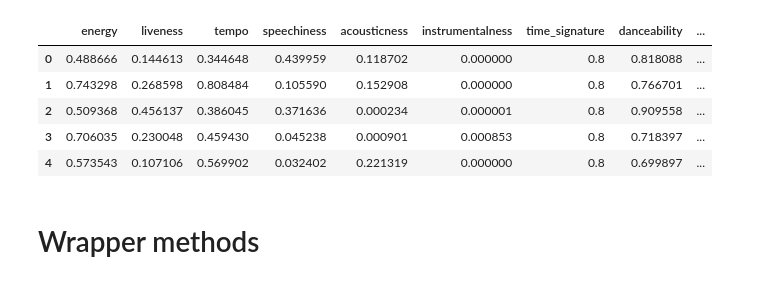
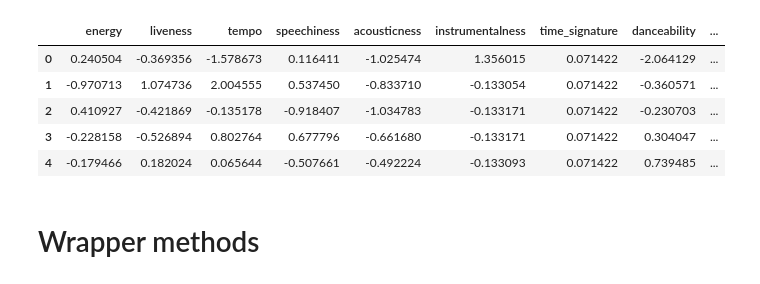
Before and after one commit to pawKer/Predicting-music-popularity, a Jupyter notebook: 3yp-feature-selection.ipynb, the cells around one changed output. Cells and saved outputs as stored; diff of their text form; code cells hidden in the pictures.

```diff
--- a/3yp-feature-selection.ipynb
+++ b/3yp-feature-selection.ipynb
@@ -20,7 +20,7 @@ import seaborn as sns
 import config
 # %%
 # Read the data from the file
-data = pd.read_csv('google_cleaned_data.csv')
+data = pd.read_csv('Data/data_500_entries_youtube.csv')
 print("Number of entries in original data: " + str(len(data.index)))
 data.head()
 # %% [output]
@@ -51,11 +51,11 @@ from project_modules import *
 # columns that we will not need
 # This is currently a duplicate of the functionality above - could maybe only do this in one place
 
-final_data = label_data(data, 80)
+final_data = label_data(data, 89)
 
 # Drop unnecessary columns from original data
-if 'song_id' in data.columns:
-    final_data.drop(['song_id', 'song_title', 'artist', 'popularity', 'total_no_streams'], 1, inplace=True)
+if 'total_no_streams' in data.columns:
+    final_data.drop(['song_id', 'song_title', 'artist', 'popularity', 'total_no_streams', 'youtube_view_count', 'youtube_video_title'], 1, inplace=True)
 else:
-    final_data.drop(['song_title', 'artist', 'popularity'], 1, inplace=True)
+    final_data.drop(['song_id','song_title', 'artist', 'popularity', 'youtube_view_count', 'youtube_video_title'], 1, inplace=True)
 # %% [output]
@@ -68,11 +80,10 @@ COLUMNS_TO_SCALE = ["energy", "liveness", "tempo",
                     "speechiness", "acousticness", "instrumentalness",
                     "time_signature", "danceability", "key",
                     "duration", "loudness", "valence", "mode"]
-# Keep data in a temp variable for testing
-scaled_data = scale_data_normalize(final_data, COLUMNS_TO_SCALE)
+from sklearn import preprocessing
+scaler = preprocessing.StandardScaler()
+scaler.fit(X_fs)
 
 # Copy data back
-final_data = scaled_data.copy()
-
-#Just to check that everything is fine
-final_data.head()
+X_fs = pd.DataFrame(scaler.transform(X_fs), columns=COLUMNS_TO_SCALE)
+X_test = pd.DataFrame(scaler.transform(X_test), columns=COLUMNS_TO_SCALE)
@@ -100,12 +90,12 @@ X = X.drop('youtube_view_count', axis=1)
 # %%
-X.head()
+X_fs.head()
 # %% [output]
 |  | energy | liveness | tempo | speechiness | acousticness | instrumentalness | time_signature | danceability | ... |
-| 0 | 0.488666 | 0.144613 | 0.344648 | 0.439959 | 0.118702 | 0.000000 | 0.8 | 0.818088 | ... |
-| 1 | 0.743298 | 0.268598 | 0.808484 | 0.105590 | 0.152908 | 0.000000 | 0.8 | 0.766701 | ... |
-| 2 | 0.509368 | 0.456137 | 0.386045 | 0.371636 | 0.000234 | 0.000001 | 0.8 | 0.909558 | ... |
-| 3 | 0.706035 | 0.230048 | 0.459430 | 0.045238 | 0.000901 | 0.000853 | 0.8 | 0.718397 | ... |
-| 4 | 0.573543 | 0.107106 | 0.569902 | 0.032402 | 0.221319 | 0.000000 | 0.8 | 0.699897 | ... |
+| 0 | 0.240504 | -0.369356 | -1.578673 | 0.116411 | -1.025474 | 1.356015 | 0.071422 | -2.064129 | ... |
+| 1 | -0.970713 | 1.074736 | 2.004555 | 0.537450 | -0.833710 | -0.133054 | 0.071422 | -0.360571 | ... |
+| 2 | 0.410927 | -0.421869 | -0.135178 | -0.918407 | -1.034783 | -0.133171 | 0.071422 | -0.230703 | ... |
+| 3 | -0.228158 | -0.526894 | 0.802764 | 0.677796 | -0.661680 | -0.133171 | 0.071422 | 0.304047 | ... |
+| 4 | -0.179466 | 0.182024 | 0.065644 | -0.507661 | -0.492224 | -0.133093 | 0.071422 | 0.739485 | ... |
 # %% [markdown]
 # Wrapper methods
 # %% [markdown]
```
Also changed, not shown: parts of 10 cells of this notebook, 19 other files.
